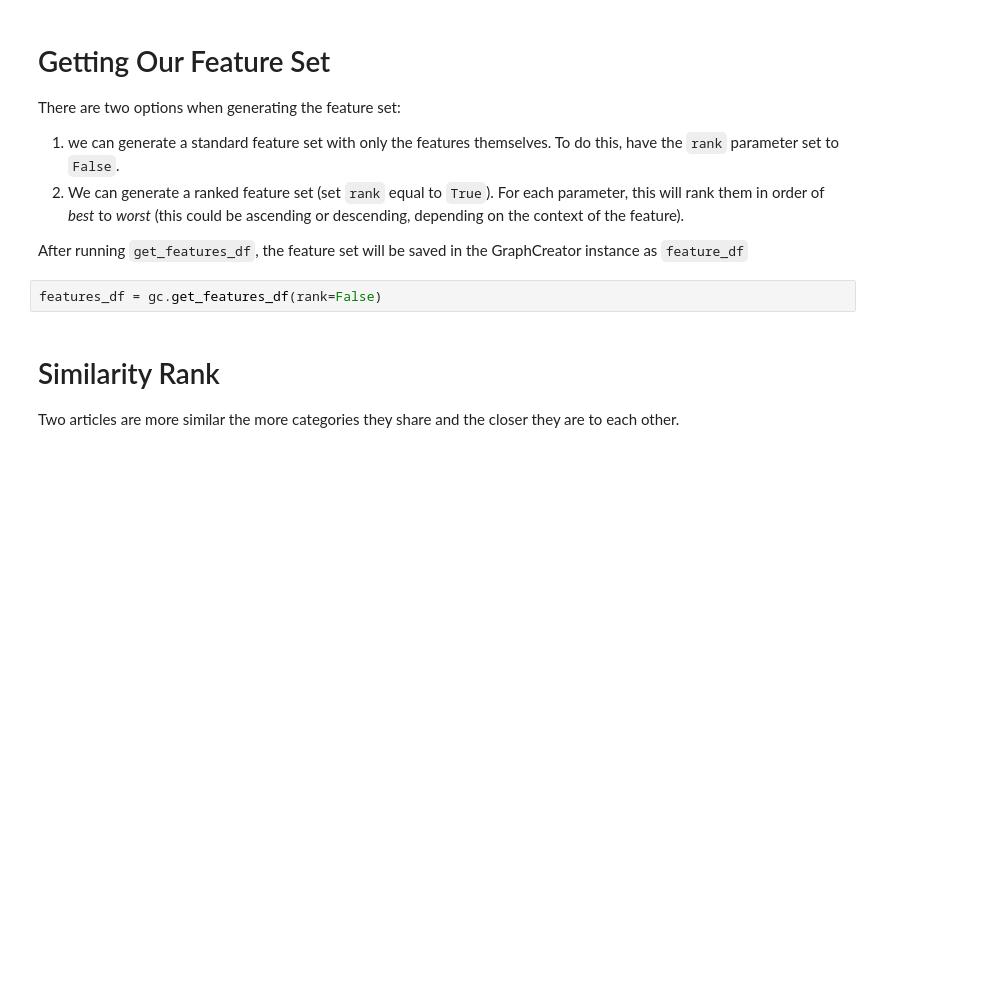
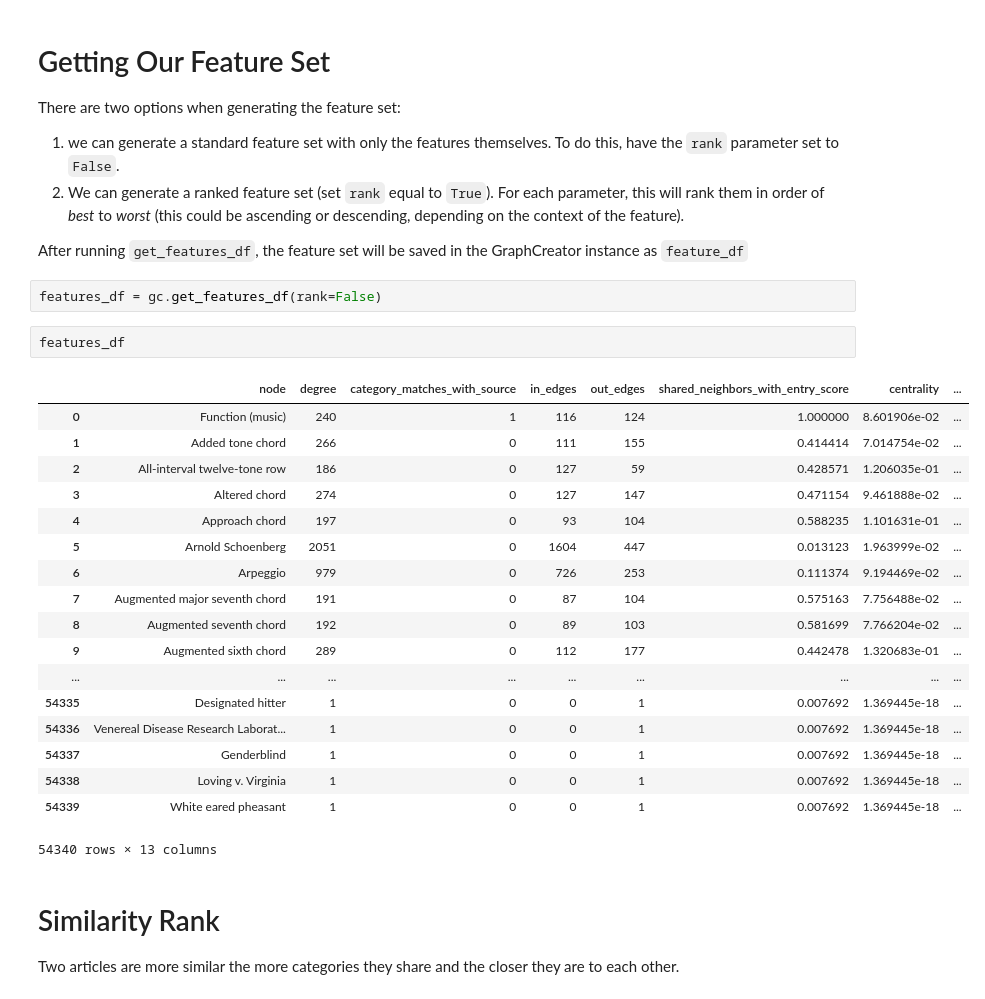
Before and after one commit to QED0711/wiki_learn, a Jupyter notebook: notebooks/GraphCreator.ipynb, the cells around one changed output. Drawn from its saved outputs; the diff is of its cells as text; blank space fills up the shorter version.

```diff
--- a/notebooks/GraphCreator.ipynb
+++ b/notebooks/GraphCreator.ipynb
@@ -68,6 +68,27 @@ There are two options when generating the feature set:
 After running `get_features_df`, the feature set will be saved in the GraphCreator instance as `feature_df`
 # %%
 features_df = gc.get_features_df(rank=False)
+# %%
+features_df
+# %% [output]
+|  | node | degree | category_matches_with_source | in_edges | out_edges | shared_neighbors_with_entry_score | centrality | ... |
+| 0 | Function (music) | 240 | 1 | 116 | 124 | 1.000000 | 8.601906e-02 | ... |
+| 1 | Added tone chord | 266 | 0 | 111 | 155 | 0.414414 | 7.014754e-02 | ... |
+| 2 | All-interval twelve-tone row | 186 | 0 | 127 | 59 | 0.428571 | 1.206035e-01 | ... |
+| 3 | Altered chord | 274 | 0 | 127 | 147 | 0.471154 | 9.461888e-02 | ... |
+| 4 | Approach chord | 197 | 0 | 93 | 104 | 0.588235 | 1.101631e-01 | ... |
+| 5 | Arnold Schoenberg | 2051 | 0 | 1604 | 447 | 0.013123 | 1.963999e-02 | ... |
+| 6 | Arpeggio | 979 | 0 | 726 | 253 | 0.111374 | 9.194469e-02 | ... |
+| 7 | Augmented major seventh chord | 191 | 0 | 87 | 104 | 0.575163 | 7.756488e-02 | ... |
+| 8 | Augmented seventh chord | 192 | 0 | 89 | 103 | 0.581699 | 7.766204e-02 | ... |
+| 9 | Augmented sixth chord | 289 | 0 | 112 | 177 | 0.442478 | 1.320683e-01 | ... |
+| ... | ... | ... | ... | ... | ... | ... | ... | ... |
+| 54335 | Designated hitter | 1 | 0 | 0 | 1 | 0.007692 | 1.369445e-18 | ... |
+| 54336 | Venereal Disease Research Laborat... | 1 | 0 | 0 | 1 | 0.007692 | 1.369445e-18 | ... |
+| 54337 | Genderblind | 1 | 0 | 0 | 1 | 0.007692 | 1.369445e-18 | ... |
+| 54338 | Loving v. Virginia | 1 | 0 | 0 | 1 | 0.007692 | 1.369445e-18 | ... |
+| 54339 | White eared pheasant | 1 | 0 | 0 | 1 | 0.007692 | 1.369445e-18 | ... |
+54340 rows × 13 columns
 # %% [markdown]
 # Similarity Rank
 
```
Also changed, not shown: parts of 6 cells of this notebook, 3 other files.
